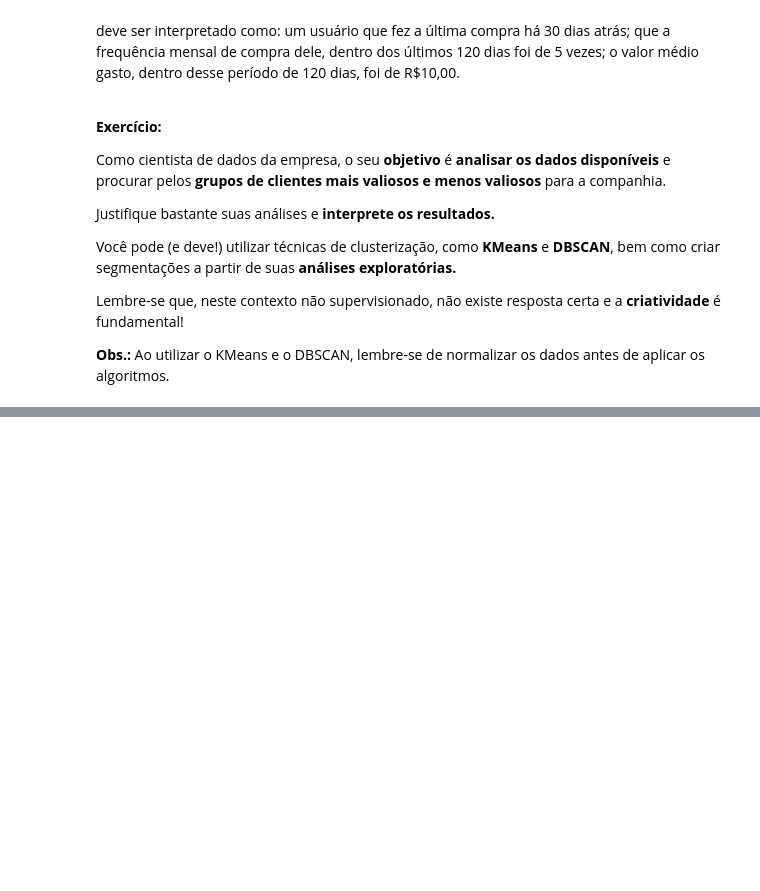
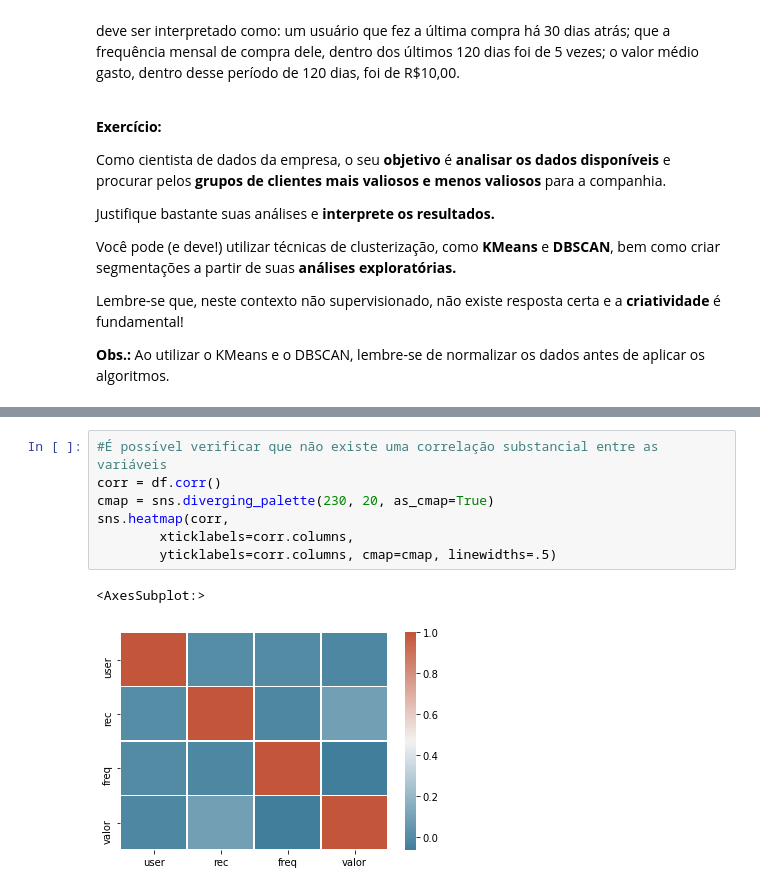
Before and after one commit to princya-oliveira/data-science, a Jupyter notebook: modulo_13_clusterizacao/clusterizacao_exercicio.ipynb, the cells around one changed output, grey strips where cells are left out. Saved outputs shown, nothing was run; the diff lists cells and outputs as text; blank space fills up the shorter version.

```diff
--- a/modulo_13_clusterizacao/clusterizacao_exercicio.ipynb
+++ b/modulo_13_clusterizacao/clusterizacao_exercicio.ipynb
@@ -77,0 +130,10 @@ df
+# %%
+#É possível verificar que não existe uma correlação substancial entre as variáveis
+corr = df.corr()
+cmap = sns.diverging_palette(230, 20, as_cmap=True)
+sns.heatmap(corr,
+        xticklabels=corr.columns,
+        yticklabels=corr.columns, cmap=cmap, linewidths=.5)
+# %% [output]
+<AxesSubplot:>
+[figure, added]
```
Also changed, not shown: parts of 29 cells of this notebook, 4 other files.
